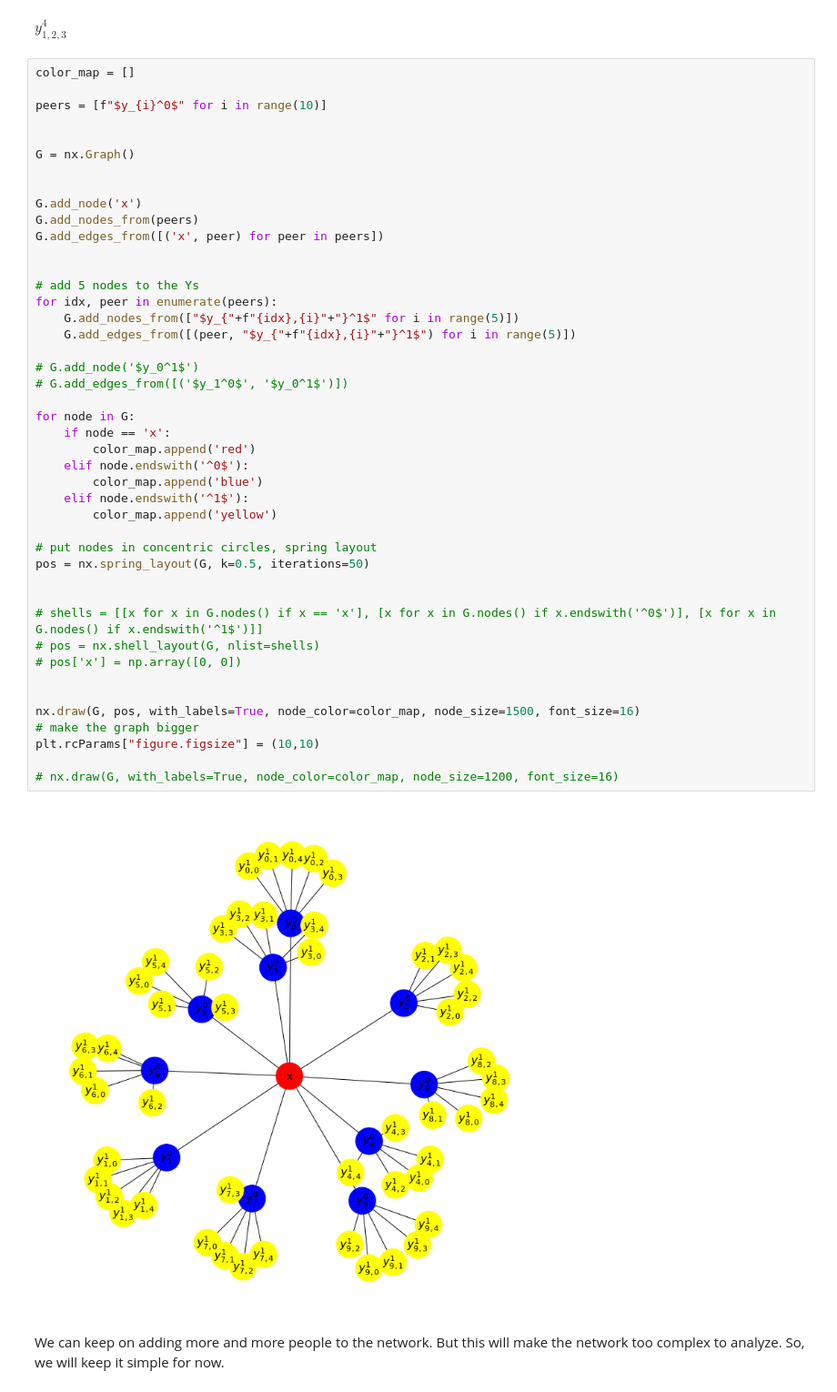
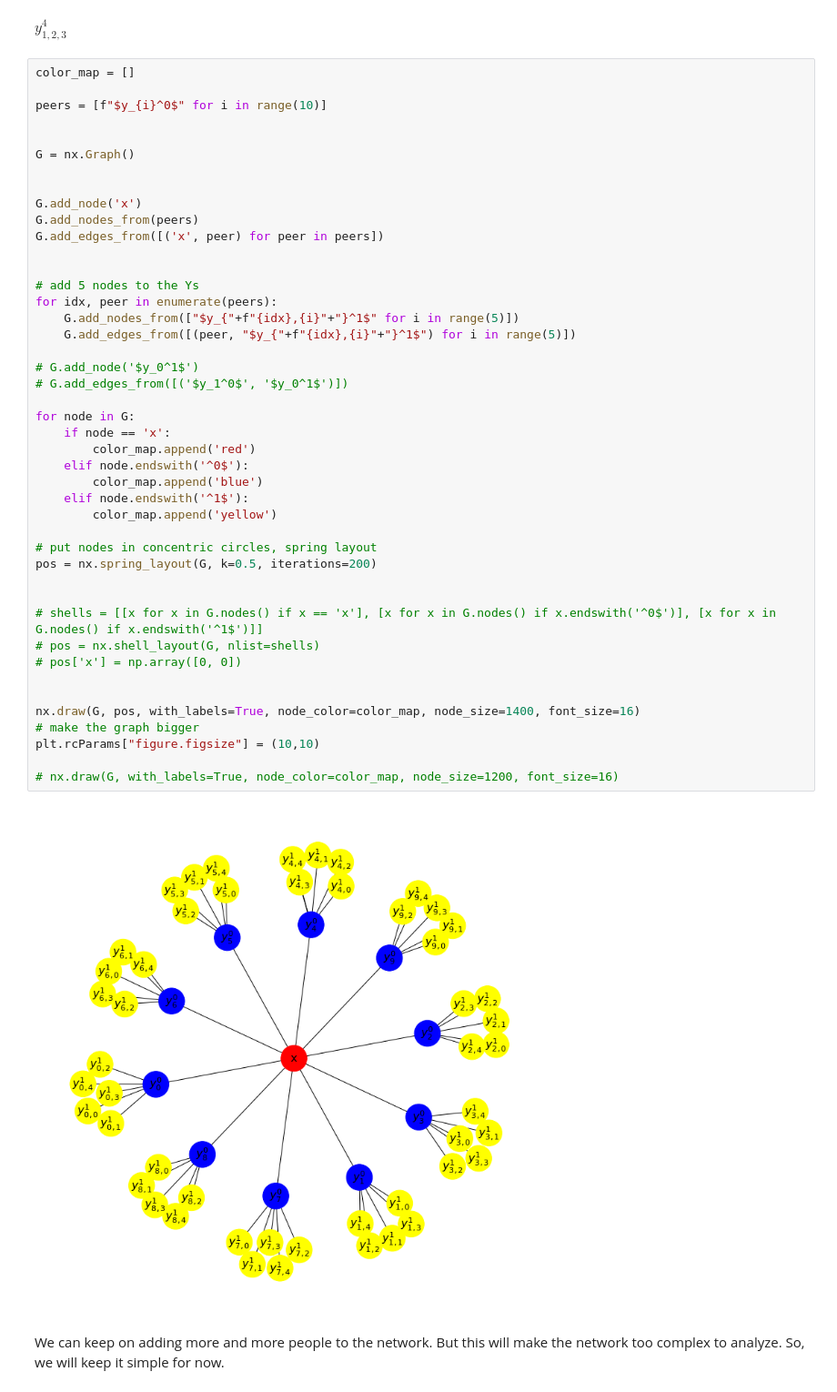
Before and after one commit to Sirri69/Network-Effects-of-Death, a Jupyter notebook: notebook.ipynb, the cells around one changed output. Shown: that part at 91% size. Drawn from its saved outputs; the diff is of its cells as text.

Commit message:
Graph fix

```diff
--- a/notebook.ipynb
+++ b/notebook.ipynb
@@ -59,35 +59,35 @@ G.add_edges_from([('x', peer) for peer in peers])
 
 # add 5 nodes to the Ys
 for idx, peer in enumerate(peers):
     G.add_nodes_from(["$y_{"+f"{idx},{i}"+"}^1$" for i in range(5)])
     G.add_edges_from([(peer, "$y_{"+f"{idx},{i}"+"}^1$") for i in range(5)])
 
 # G.add_node('$y_0^1$')
 # G.add_edges_from([('$y_1^0$', '$y_0^1$')])
 
 for node in G:
     if node == 'x':
         color_map.append('red')
     elif node.endswith('^0$'):
         color_map.append('blue')
     elif node.endswith('^1$'):
         color_map.append('yellow')
 
 # put nodes in concentric circles, spring layout
-pos = nx.spring_layout(G, k=0.5, iterations=50)
+pos = nx.spring_layout(G, k=0.5, iterations=200)
 
 
 # shells = [[x for x in G.nodes() if x == 'x'], [x for x in G.nodes() if x.endswith('^0$')], [x for x in G.nodes() if x.endswith('^1$')]]
 # pos = nx.shell_layout(G, nlist=shells)
 # pos['x'] = np.array([0, 0])
 
 
-nx.draw(G, pos, with_labels=True, node_color=color_map, node_size=1500, font_size=16)
+nx.draw(G, pos, with_labels=True, node_color=color_map, node_size=1400, font_size=16)
 # make the graph bigger
 plt.rcParams["figure.figsize"] = (10,10)
 
 # nx.draw(G, with_labels=True, node_color=color_map, node_size=1200, font_size=16)
 # %% [output]
-[figure, old version]
+[figure, new version]
 # %% [markdown]
 We can keep on adding more and more people to the network. But this will make the network too complex to analyze. So, we will keep it simple for now.
```
